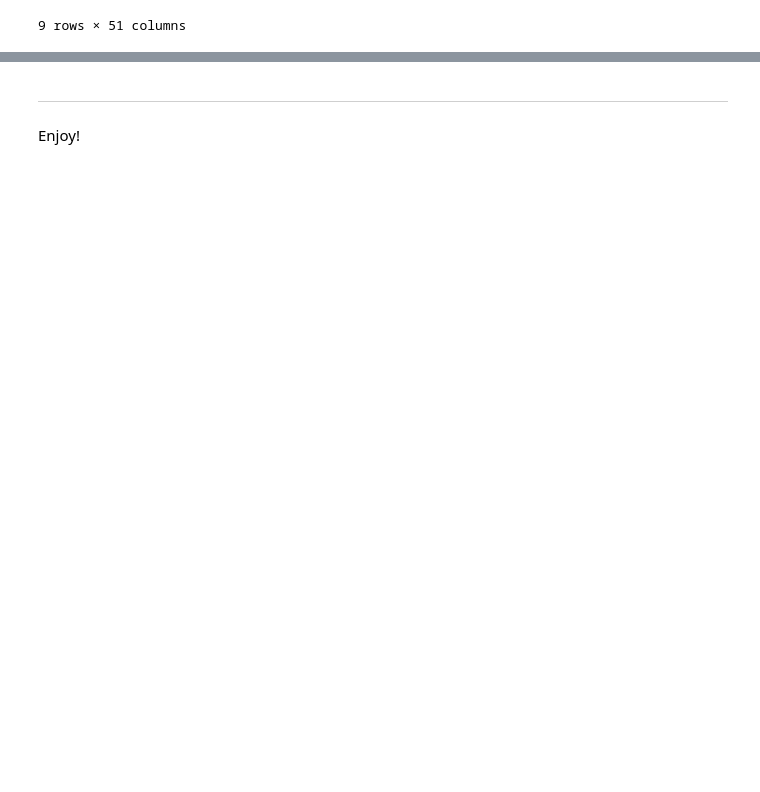
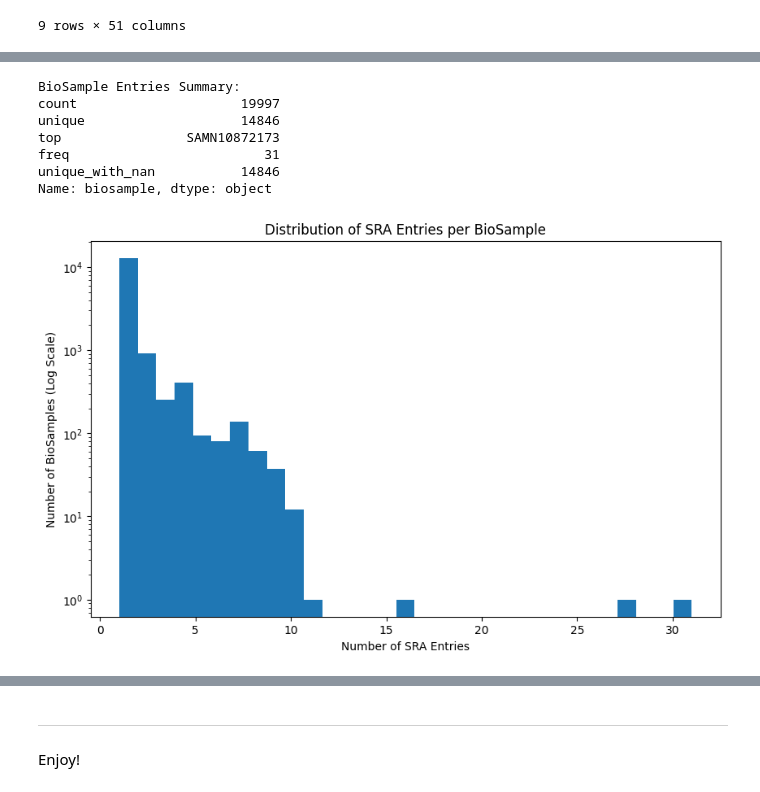
Before and after one commit to fomightez/logan_results_analysis-binder, a Jupyter notebook: notebooks/Selecting_Logan_Search_results_by_Sequencing_Technology_using_Python_in_Jupyter.ipynb, the cells around one changed output, grey strips where cells are left out. Cells and saved outputs as stored; diff of their text form; code cells hidden in the pictures; blank space fills up the shorter version.

```diff
--- a/notebooks/Selecting_Logan_Search_results_by_Sequencing_Technology_using_Python_in_Jupyter.ipynb
+++ b/notebooks/Selecting_Logan_Search_results_by_Sequencing_Technology_using_Python_in_Jupyter.ipynb
@@ -177,0 +219,36 @@ This holds for BioSamples, too....
+# %%
+import matplotlib.pyplot as plt
+import seaborn as sns
+import numpy as np
+import pandas as pd
+
+df = alt_SJ_df
+biosample_counts = df['biosample'].value_counts() # Calculate SRA entries per BioSample
+plot_data = pd.DataFrame({'biosample_counts': biosample_counts.values}) # Create a DataFrame for plotting
+
+print("BioSample Entries Summary:")
+biosample_desc = df['biosample'].describe(include='all')
+unique_counts_including_nan = df['biosample'].nunique(dropna=False) # Calculate the unique counts including NaN
+
+# Add the unique counts to the describe output - this is to overcome that Pandas distinguishes between statistical uniqueness (used by `describe()`) and simple value uniqueness (used by `unique()`).
+biosample_desc.loc['unique_with_nan'] = unique_counts_including_nan
+print(biosample_desc)
+if biosample_desc['unique'] < unique_counts_including_nan:
+    print(f"There's {int(df['biosample'].isna().sum())} NaN ('Not a number') entries in the 'BioSample' column out of {len(df)} rows.")
+
+plt.figure(figsize=(10, 6))
+plt.hist(plot_data['biosample_counts'], bins=31, log=True)
+plt.title('Matplotlib log=True')
+plt.title('Distribution of SRA Entries per BioSample')
+plt.xlabel('Number of SRA Entries')
+plt.ylabel('Number of BioSamples (Log Scale)')
+plt.show()
+# %% [output]
+BioSample Entries Summary:
+count                     19997
+unique                    14846
+top                SAMN10872173
+freq                         31
+unique_with_nan           14846
+Name: biosample, dtype: object
+[figure, added]
```
Also changed, not shown: parts of 6 cells of this notebook.
